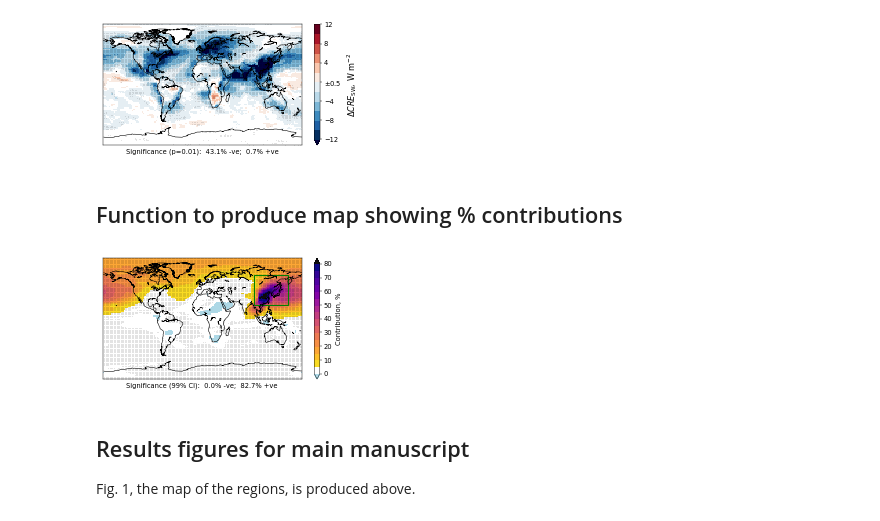
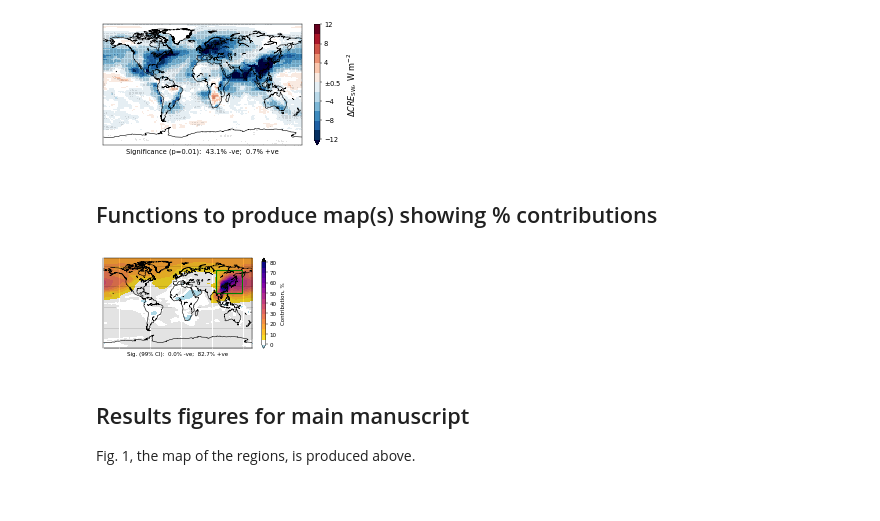
Before and after one commit to grandey/draft2017a-region-rfp, a Jupyter notebook: figures_draft2017a.ipynb, the cells around one changed output. Cells and saved outputs as stored; diff of their text form; code cells hidden in the pictures.

Commit message:
figures_draft2017a.ipynb contribution_map_composite(): adding
Also minor modifications to contribution_map(), including font size and
default figure size.

```diff
--- a/figures_draft2017a.ipynb
+++ b/figures_draft2017a.ipynb
@@ -866,7 +866,7 @@ if True:
 # %% [output]
 [figure]
 # %% [markdown]
-## Function to produce map showing % contributions
+## Functions to produce map(s) showing % contributions
 # %%
 def contribution_map(variable='BURDENSO4',
                      scenario_combination='((EAs1-All0)+(All1-EAs0))/2',
@@ -878,7 +878,7 @@ def contribution_map(variable='BURDENSO4',
                      ax=None):
     # Create Axes if no Axes passed as an argument
     if ax is None:
-        fig, ax = plt.subplots(1, 1, figsize=(8, 4))
+        fig, ax = plt.subplots(1, 1, figsize=(6, 3))
     # Discretise colormap and set over/under etc
     cmap = plt.cm.get_cmap(cmap_name, nlev)
     if cmap_name == 'plasma_r':
@@ -924,37 +924,37 @@ def contribution_map(variable='BURDENSO4',
         rect = patches.Rectangle((lon_bounds[0], lat_bounds[0]),
                                  lon_bounds[1]-lon_bounds[0], lat_bounds[1]-lat_bounds[0],
                                  linewidth=2, edgecolor='g', facecolor='none')
         ax.add_patch(rect)
     # Colorbar
     if colorbar:
         if contrib.min() < vlim[0] and contrib.max() > vlim[1]:
             extend = 'both'
         elif contrib.min() < vlim[0]:
             extend = 'min'
         elif contrib.max() > vlim[1]:
             extend = 'max'
         else:
             extend = 'neither'
         ticks = np.arange(vlim[0], vlim[1]+1e-10, (vlim[1]-vlim[0])/(nlev/2))
         cbar = plt.colorbar(im, ticks=ticks, extend=extend)
-        cbar.ax.tick_params(labelsize='large')
+        cbar.ax.tick_params(labelsize='medium')
         label = 'Contribution, %'
-        cbar.set_label(label, fontsize='large', labelpad=7)
+        cbar.set_label(label, fontsize='medium', labelpad=7)
     # Anotate with % significant and positive/negative
     n_boxes = mean['lon'].size * mean['lat'].size
     perc_pos = w_pos[0].size / n_boxes * 100
     perc_neg = w_neg[0].size / n_boxes * 100
     ax.text(0, -95,
-            'Significance (99% CI):  {:.1f}% -ve;  {:.1f}% +ve'.format(perc_neg, perc_pos),
+            'Sig. (99% CI):  {:.1f}% -ve;  {:.1f}% +ve'.format(perc_neg, perc_pos),
             verticalalignment='top', horizontalalignment='center',
-            fontsize='large')
+            fontsize='medium')
     # Title
     if title:
-        ax.set_title(title, fontsize='x-large')
-    return ax, im, mean
+        ax.set_title(title, fontsize='xx-large')
+    return ax, im, contrib
 
 # Example
 if True:
     contribution_map(region_rect='EAs')
 # %% [output]
-[figure, old version]
+[figure, new version]
```
Also changed, not shown: parts of 10 cells of this notebook.
